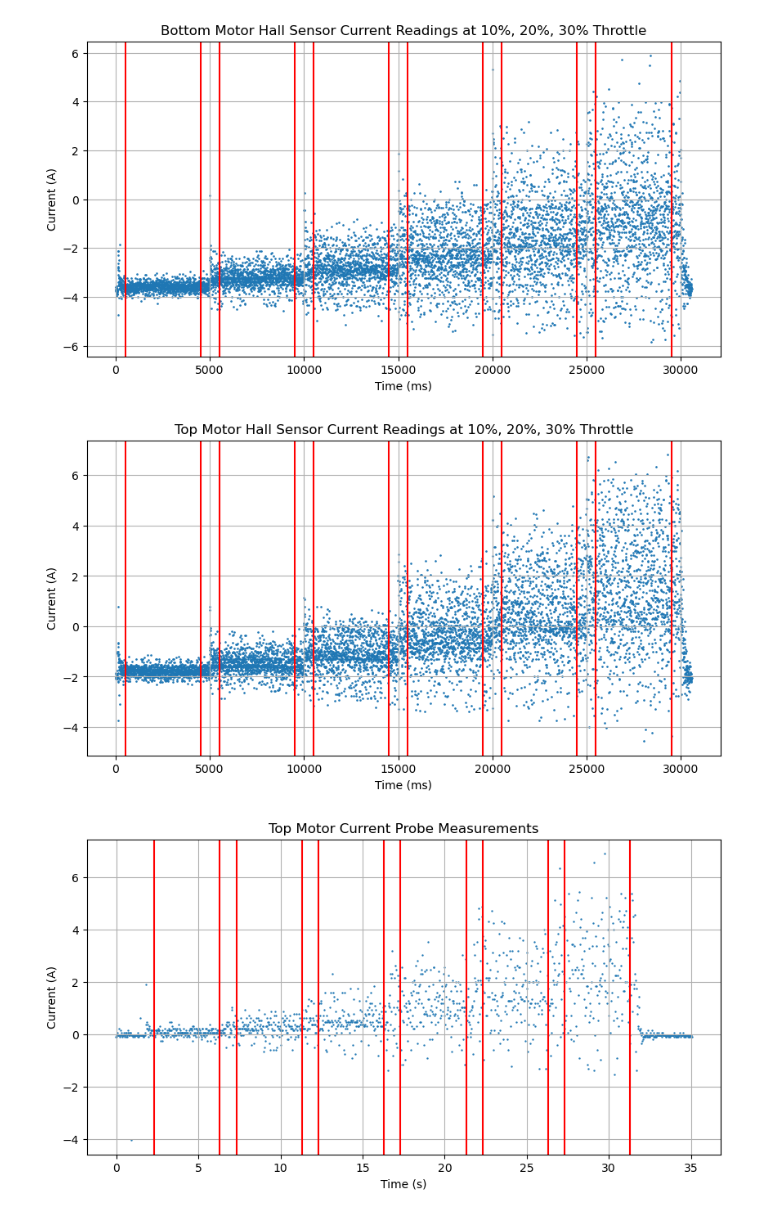
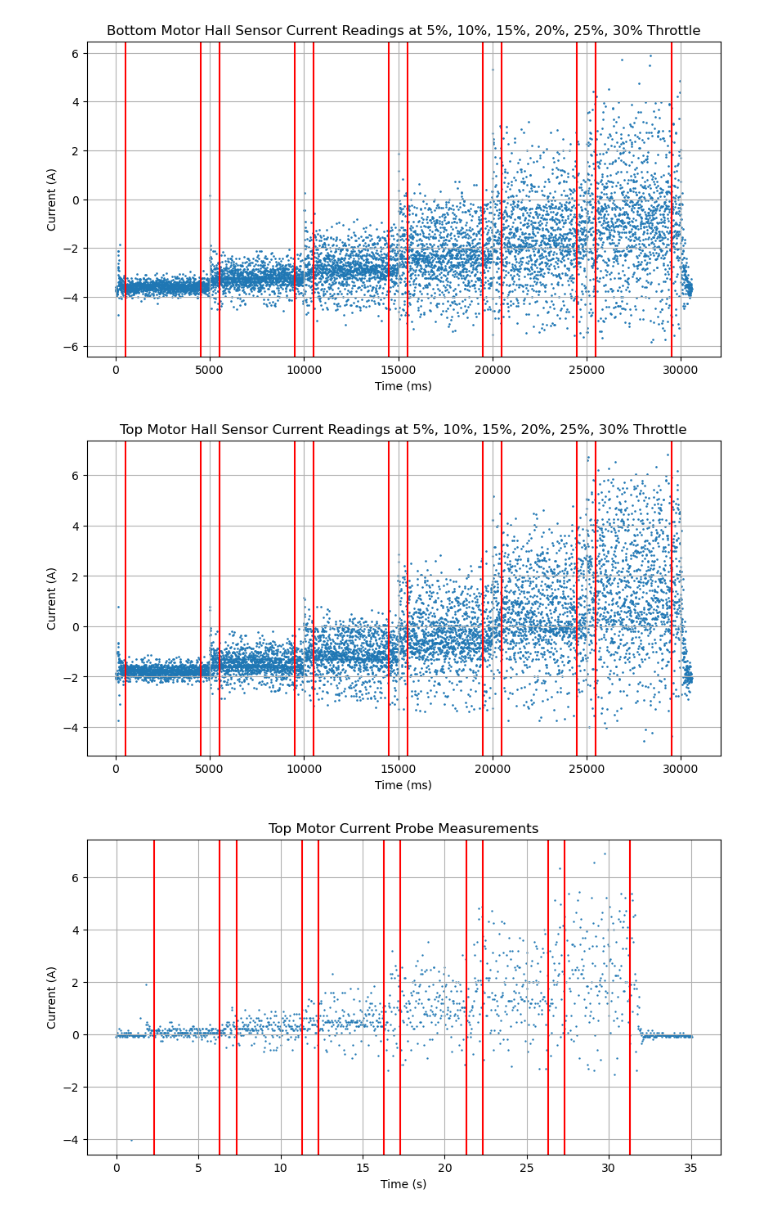
Before and after one commit to gtaharaedmonds/coaxial-drone, a Jupyter notebook: thrust_jig/test_runner/hall_sensor_calibration_5pt.ipynb, the cells around one changed output. Drawn from its saved outputs; the diff is of its cells as text; code cells hidden in the pictures.

```diff
--- a/thrust_jig/test_runner/hall_sensor_calibration_5pt.ipynb
+++ b/thrust_jig/test_runner/hall_sensor_calibration_5pt.ipynb
@@ -49,16 +49,16 @@ top_current_mean = [np.mean(top_hall_current[np.argmin(np.abs(time_ms-throttle_r
 # %%
 plt.figure(figsize=(10,5))
 plt.scatter(time_ms, bot_hall_current, s=0.8)
 for i in range(len(throttle_ranges)):
     plt.axvline(throttle_ranges[i][0], color='r')
     plt.axvline(throttle_ranges[i][1], color='r')
 plt.xlabel("Time (ms)")
 plt.ylabel("Current (A)")
-plt.title("Bottom Motor Hall Sensor Current Readings at 10%, 20%, 30% Throttle")
+plt.title("Bottom Motor Hall Sensor Current Readings at 5%, 10%, 15%, 20%, 25%, 30% Throttle")
 plt.grid()
 plt.show()
 # %% [output]
-[figure, old version]
+[figure, new version]
 # %%
 plt.figure(figsize=(10,5))
 plt.scatter(time_ms, top_hall_current, s=0.8)
@@ -69,11 +69,11 @@ for i in range(len(throttle_ranges)):
 
 plt.xlabel("Time (ms)")
 plt.ylabel("Current (A)")
-plt.title("Top Motor Hall Sensor Current Readings at 10%, 20%, 30% Throttle")
+plt.title("Top Motor Hall Sensor Current Readings at 5%, 10%, 15%, 20%, 25%, 30% Throttle")
 plt.grid()
 plt.show()
 # %% [output]
-[figure, old version]
+[figure, new version]
 # %%
 # Load CSV file
 top_scope_file = 'top_motor_scope_01_13.csv'
```
Also changed, not shown: parts of 7 cells of this notebook, 2 other files.
